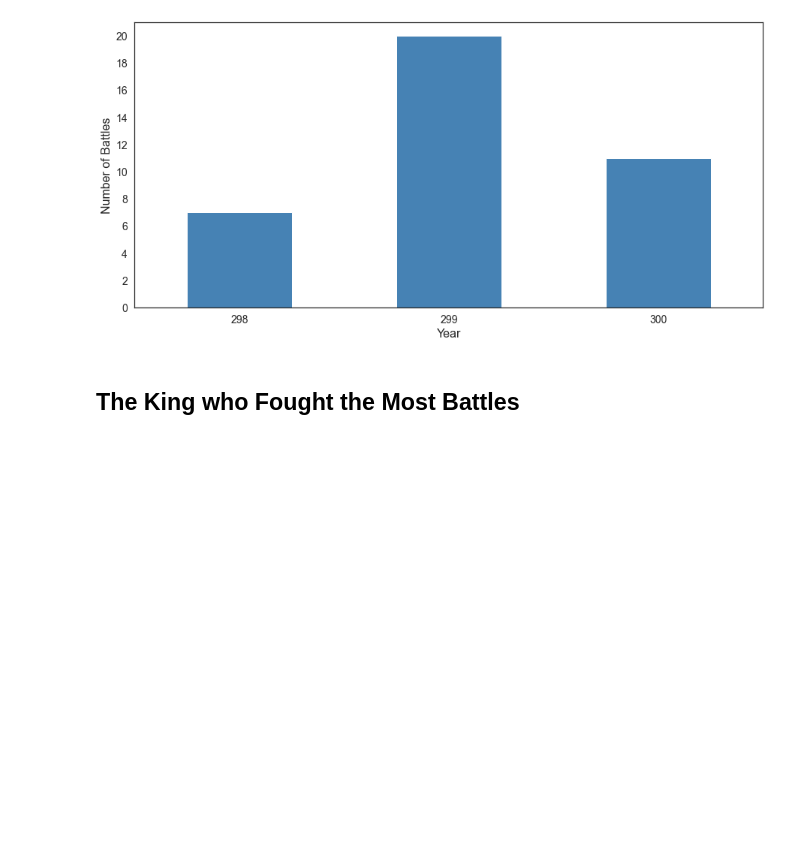
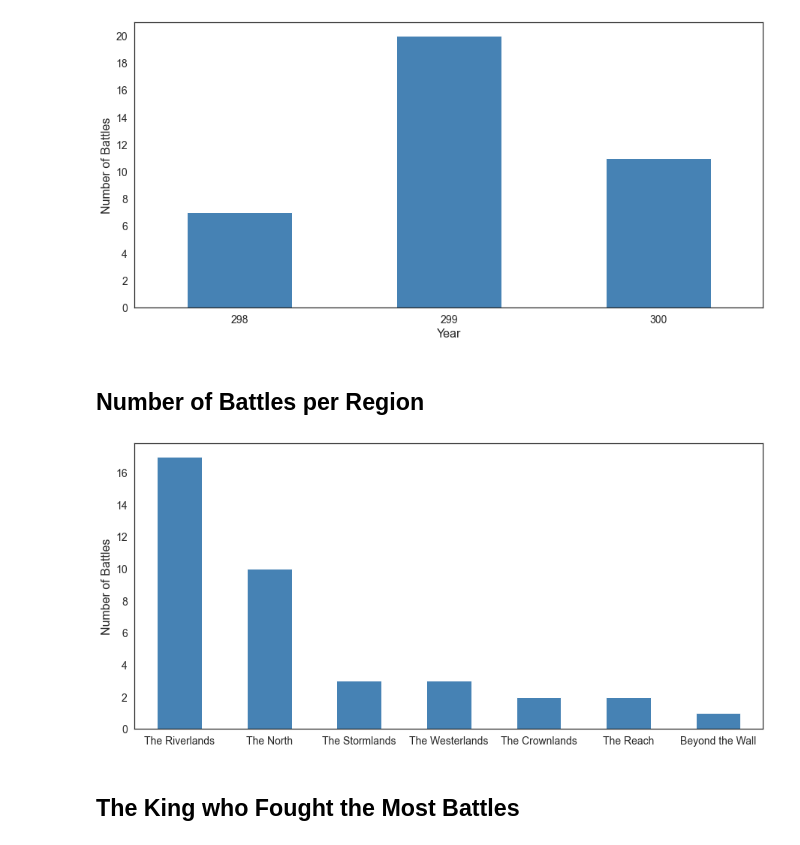
Before and after one commit to ydDianYu/Game_of_Thrones_Data_Analysis, a Jupyter notebook: battles-analysis.ipynb, the cells around one changed output. Cells and saved outputs as stored; diff of their text form; code cells hidden in the pictures; blank space fills up the shorter version.

Commit message:
Add battle per region analysis

```diff
--- a/battles-analysis.ipynb
+++ b/battles-analysis.ipynb
@@ -31,6 +31,13 @@ p = battles.groupby("year").count()["battle_number"].plot.bar(rot = 0, color = "
 _ = p.set(xlabel = "Year", ylabel = "Number of Battles"), plt.yticks(range(0, 21, 2))
 # %% [output]
 [figure]
+# %% [markdown]
+## Number of Battles per Region
+# %%
+p = battles["region"].value_counts().plot.bar(rot = 0, color = "steelblue")
+_ = p.set(ylabel = "Number of Battles")
+# %% [output]
+[figure, added]
 # %% [markdown]
 ## The King who Fought the Most Battles
 # %%
```
Also changed, not shown: parts of 1 cell of this notebook.
